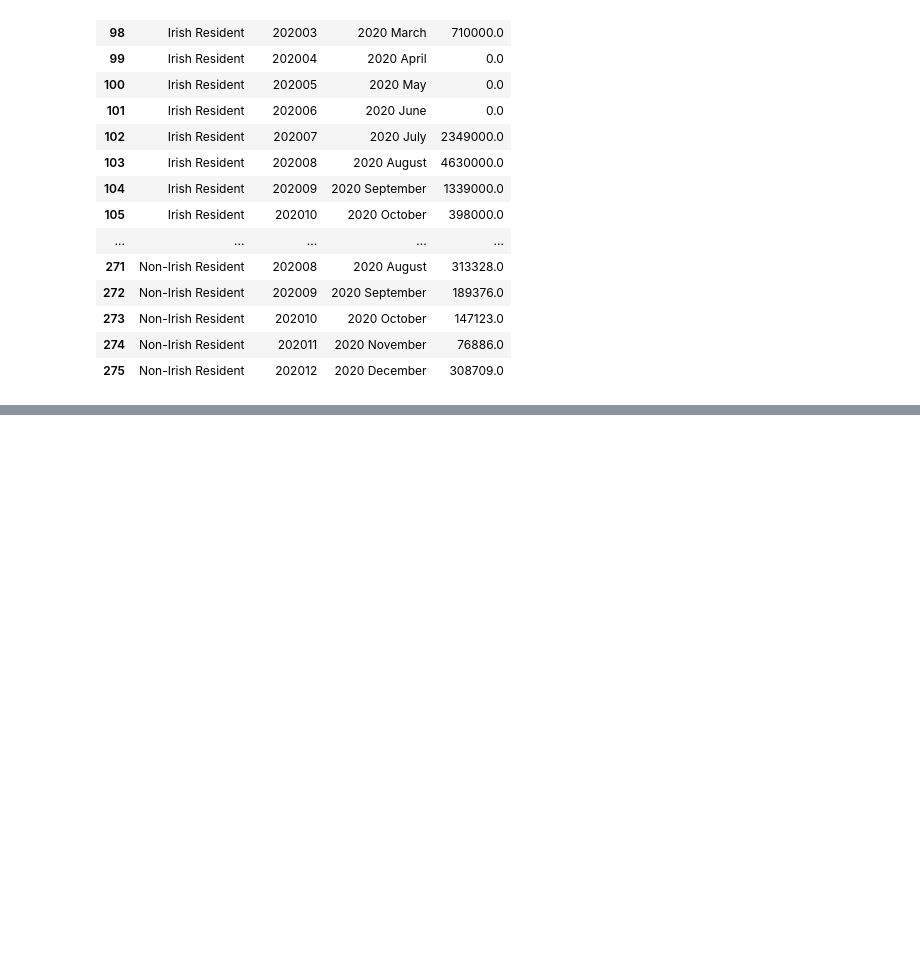
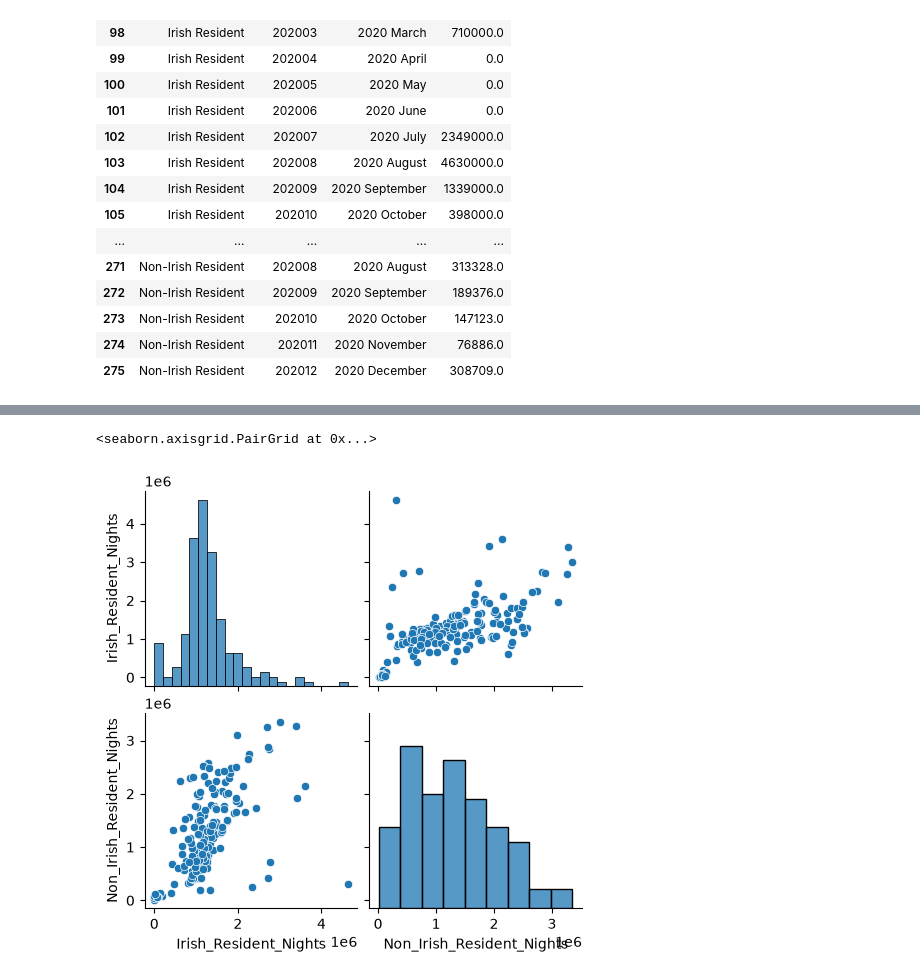
Before and after one commit to FelipeSantos63/CA1_MScDA_2024257, a Jupyter notebook: CA_1_Analyses.ipynb, the cells around one changed output, grey strips where cells are left out. Saved outputs shown, nothing was run; the diff lists cells and outputs as text; code cells hidden in the pictures; blank space fills up the shorter version.

```diff
--- a/CA_1_Analyses.ipynb
+++ b/CA_1_Analyses.ipynb
@@ -270,3 +273,34 @@ df_accommodation[
 | 273 | Non-Irish Resident | 202010 | 2020 October | 147123.0 |
 | 274 | Non-Irish Resident | 202011 | 2020 November | 76886.0 |
 | 275 | Non-Irish Resident | 202012 | 2020 December | 308709.0 |
+# %%
+# Remover as colunas geográficas e a unidade
+df_accommodation = df_accommodation.drop(
+    columns=["C03880V04631", "NUTS 3 Region", "UNIT"]
+)
+
+# Converter o código do mês para uma data
+df_accommodation["Month"] = pd.to_datetime(
+    df_accommodation["TLIST(M1)"].astype(str),
+    format="%Y%m"
+)
+
+# Criar uma linha por mês e uma coluna por categoria de residência
+df_accommodation = (
+    df_accommodation
+    .pivot(
+        index="Month",
+        columns="Statistic Label",
+        values="VALUE"
+    )
+    .rename(columns={
+        "Irish Resident": "Irish_Resident_Nights",
+        "Non-Irish Resident": "Non_Irish_Resident_Nights"
+    })
+    .rename_axis(columns=None)
+    .reset_index()
+    .sort_values("Month")
+    .reset_index(drop=True)
+)
+
+df_accommodation.head()
@@ -272,0 +353,5 @@ df_accommodation[
+# %%
+sns.pairplot(df_accommodation)
+# %% [output]
+<seaborn.axisgrid.PairGrid at 0x...>
+[figure, added]
```
Also changed, not shown: parts of 15 cells of this notebook, 1 other file.
